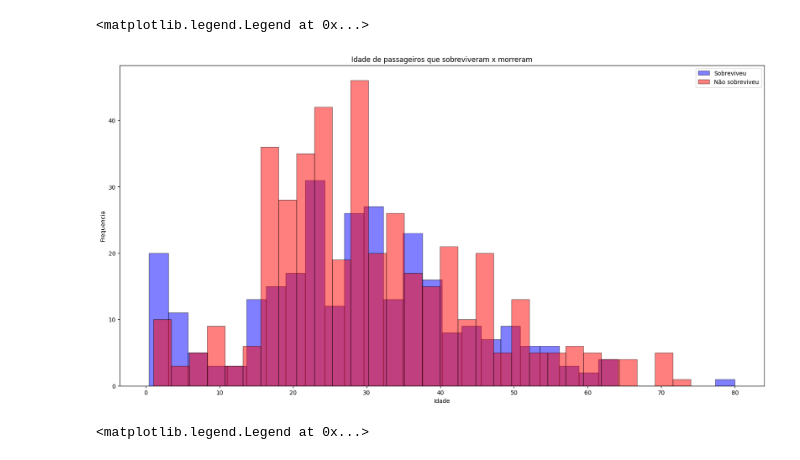
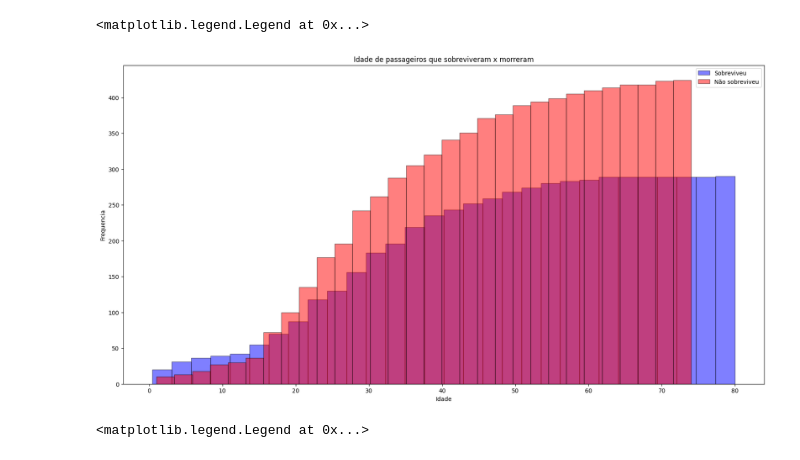
Before and after one commit to ryanrtrindade/Analise_idade_passageiros, a Jupyter notebook: Untitled10.ipynb, the cells around one changed output. Cells and saved outputs as stored; diff of their text form; code cells hidden in the pictures.

```diff
--- a/Untitled10.ipynb
+++ b/Untitled10.ipynb
@@ -10,15 +11,15 @@ base2 = base.dropna(axis= 0, subset = 'Age')
 # %%
 plt.figure(figsize = (20,10))
 
 plt.title('Idade de passageiros que sobreviveram x morreram')
 plt.xlabel('Idade')
 plt.ylabel('Frequencia')
-plt.hist(base2[base2.Survived == 1].Age, color = 'Blue', label = 'Sobreviveu', alpha = 0.5, bins = 30, edgecolor = 'Black')
-plt.hist(base2[base2.Survived == 0].Age, color = 'RED', label = 'Não sobreviveu', alpha = 0.5, bins = 30, edgecolor = 'black' )
+plt.hist(base2[base2.Survived == 1].Age, color = 'Blue', label = 'Sobreviveu', alpha = 0.5, bins = 30, edgecolor = 'black', cumulative= True)
+plt.hist(base2[base2.Survived == 0].Age, color = 'RED', label = 'Não sobreviveu', alpha = 0.5, bins = 30, edgecolor = 'black', cumulative = True)
 plt.legend(loc = 'upper right')
 # %% [output]
 <matplotlib.legend.Legend at 0x...>
-[figure, old version]
+[figure, new version]
 # %%
 plt.figure(figsize = (20,10))
 
```
Also changed, not shown: parts of 3 cells of this notebook.
